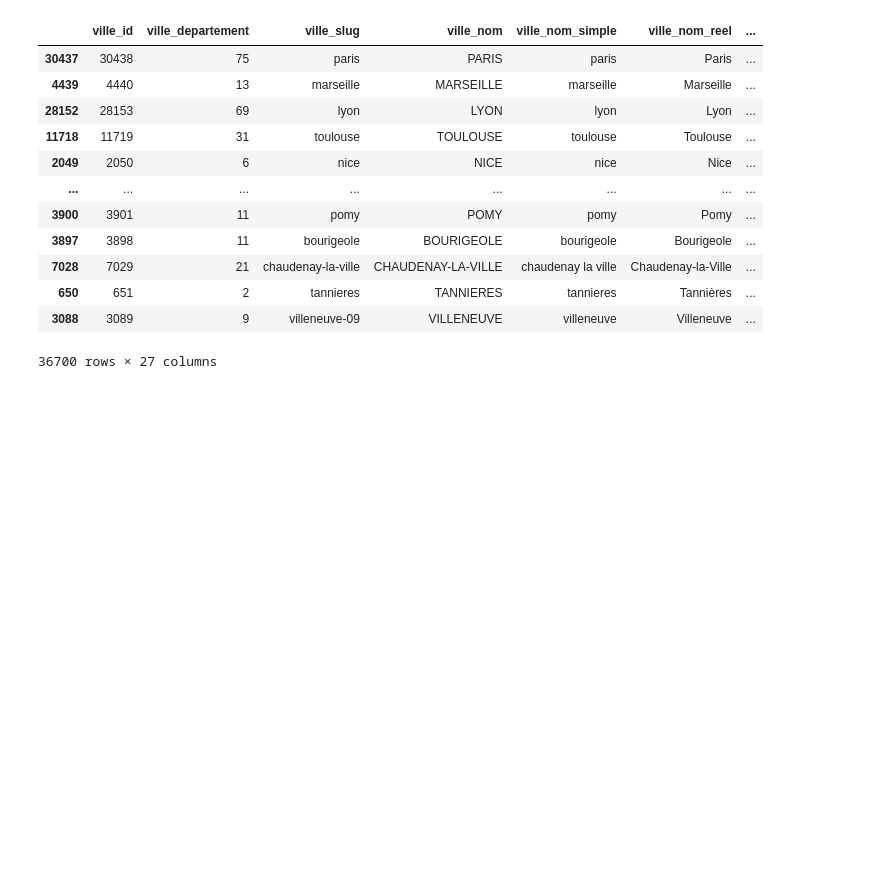
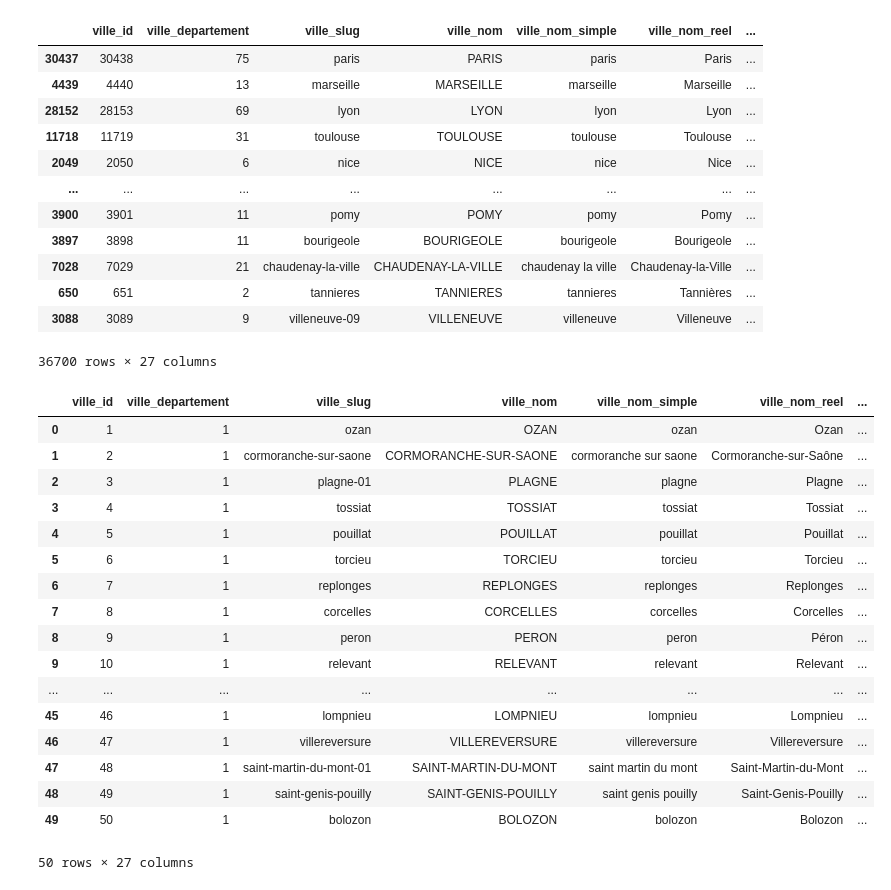
Before and after one commit to antoineGranjon/CityPython, a Jupyter notebook: Import csv.ipynb, the cells around one changed output. Cells and saved outputs as stored; diff of their text form; code cells hidden in the pictures; blank space fills up the shorter version.

Commit message:
Simple tab
Affiche uniquement 50 premieres entrées du tableau

```diff
--- a/Import csv.ipynb
+++ b/Import csv.ipynb
@@ -34,3 +34,25 @@ sorted
 | 650 | 651 | 2 | tannieres | TANNIERES | tannieres | Tannières | ... |
 | 3088 | 3089 | 9 | villeneuve-09 | VILLENEUVE | villeneuve | Villeneuve | ... |
 36700 rows × 27 columns
+# %%
+simple = pd.read_csv('villes_france.csv', names=['ville_id', 'ville_departement', 'ville_slug', 'ville_nom', 'ville_nom_simple', 'ville_nom_reel', 'ville_nom_soundex', 'ville_nom_metaphone', 'ville_code_postal', 'ville_commune', 'ville_code_commune', 'ville_arrondissement', 'ville_canton', 'ville_amdi', 'ville_population_2010', 'ville_population_1999', 'ville_population_2012', 'ville_densite_2010', 'ville_surface', 'ville_longitude_de', 'ville_latitude_deg', 'ville_longitude_grd', 'ville_latitude_grd', 'ville_longitude_dms', 'ville_latitude_dms', 'ville_zmin', 'ville_zmax'], header=None, nrows=50)
+simple
+# %% [output]
+|  | ville_id | ville_departement | ville_slug | ville_nom | ville_nom_simple | ville_nom_reel | ... |
+| 0 | 1 | 1 | ozan | OZAN | ozan | Ozan | ... |
+| 1 | 2 | 1 | cormoranche-sur-saone | CORMORANCHE-SUR-SAONE | cormoranche sur saone | Cormoranche-sur-Saône | ... |
+| 2 | 3 | 1 | plagne-01 | PLAGNE | plagne | Plagne | ... |
+| 3 | 4 | 1 | tossiat | TOSSIAT | tossiat | Tossiat | ... |
+| 4 | 5 | 1 | pouillat | POUILLAT | pouillat | Pouillat | ... |
+| 5 | 6 | 1 | torcieu | TORCIEU | torcieu | Torcieu | ... |
+| 6 | 7 | 1 | replonges | REPLONGES | replonges | Replonges | ... |
+| 7 | 8 | 1 | corcelles | CORCELLES | corcelles | Corcelles | ... |
+| 8 | 9 | 1 | peron | PERON | peron | Péron | ... |
+| 9 | 10 | 1 | relevant | RELEVANT | relevant | Relevant | ... |
+| ... | ... | ... | ... | ... | ... | ... | ... |
+| 45 | 46 | 1 | lompnieu | LOMPNIEU | lompnieu | Lompnieu | ... |
+| 46 | 47 | 1 | villereversure | VILLEREVERSURE | villereversure | Villereversure | ... |
+| 47 | 48 | 1 | saint-martin-du-mont-01 | SAINT-MARTIN-DU-MONT | saint martin du mont | Saint-Martin-du-Mont | ... |
+| 48 | 49 | 1 | saint-genis-pouilly | SAINT-GENIS-POUILLY | saint genis pouilly | Saint-Genis-Pouilly | ... |
+| 49 | 50 | 1 | bolozon | BOLOZON | bolozon | Bolozon | ... |
+50 rows × 27 columns
```
